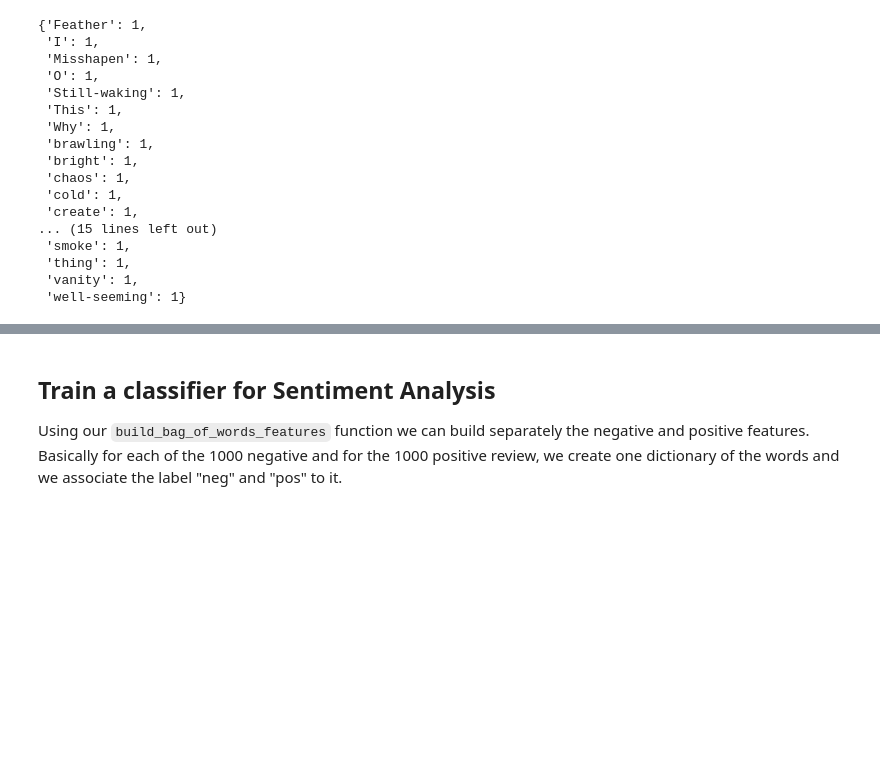
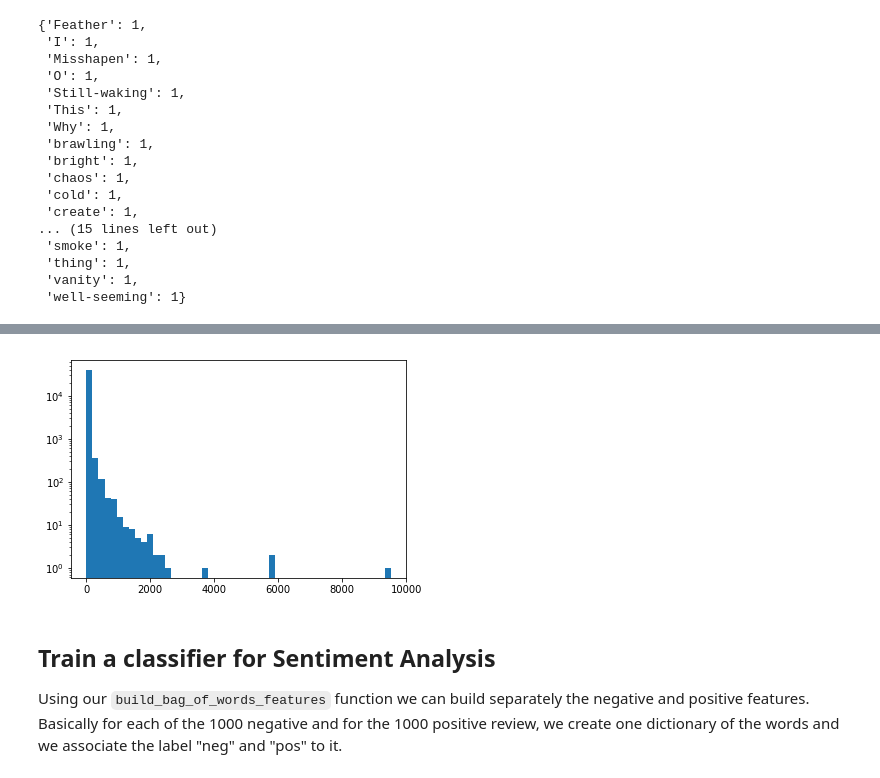
Before and after one commit to words-sdsc/edX, a Jupyter notebook: 07_nltk_movie_reviews.ipynb, the cells around one changed output, grey strips where cells are left out. Saved outputs shown, nothing was run; the diff lists cells and outputs as text; code cells hidden in the pictures; blank space fills up the shorter version.

```diff
--- a/07_nltk_movie_reviews.ipynb
+++ b/07_nltk_movie_reviews.ipynb
@@ -230,3 +306,7 @@ build_bag_of_words_features_filtered(romeo_words)
+# %%
+plt.hist(word_counts, bins=50, log=True);
+# %% [output]
+[figure, added]
 # %% [markdown]
 ## Train a classifier for Sentiment Analysis
 
```
Also changed, not shown: parts of 20 cells of this notebook.
